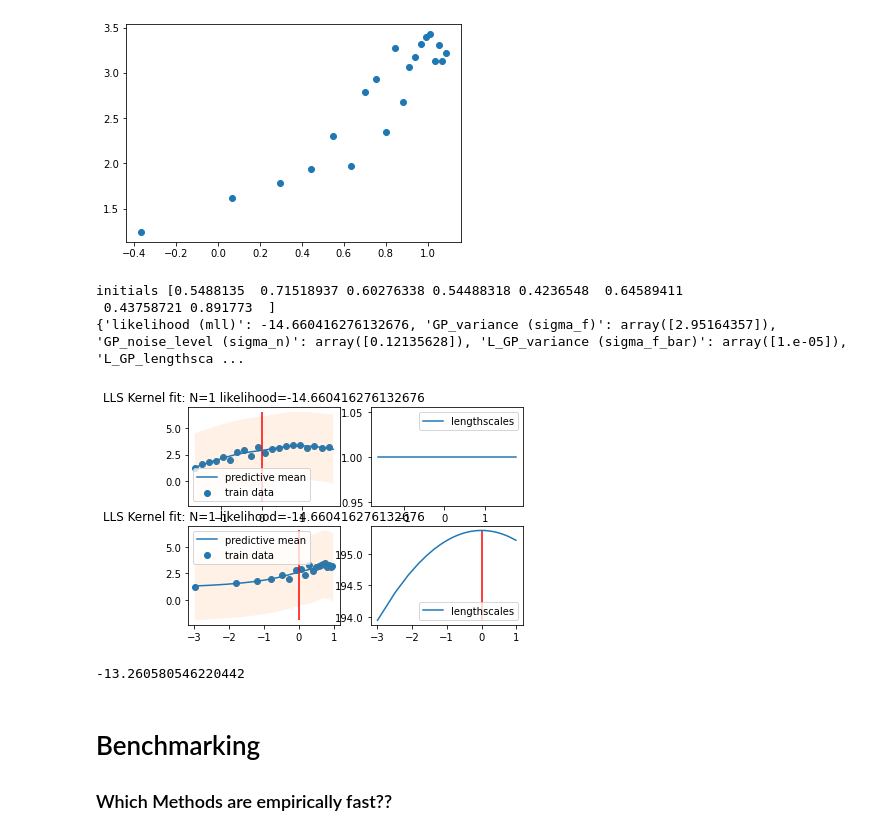
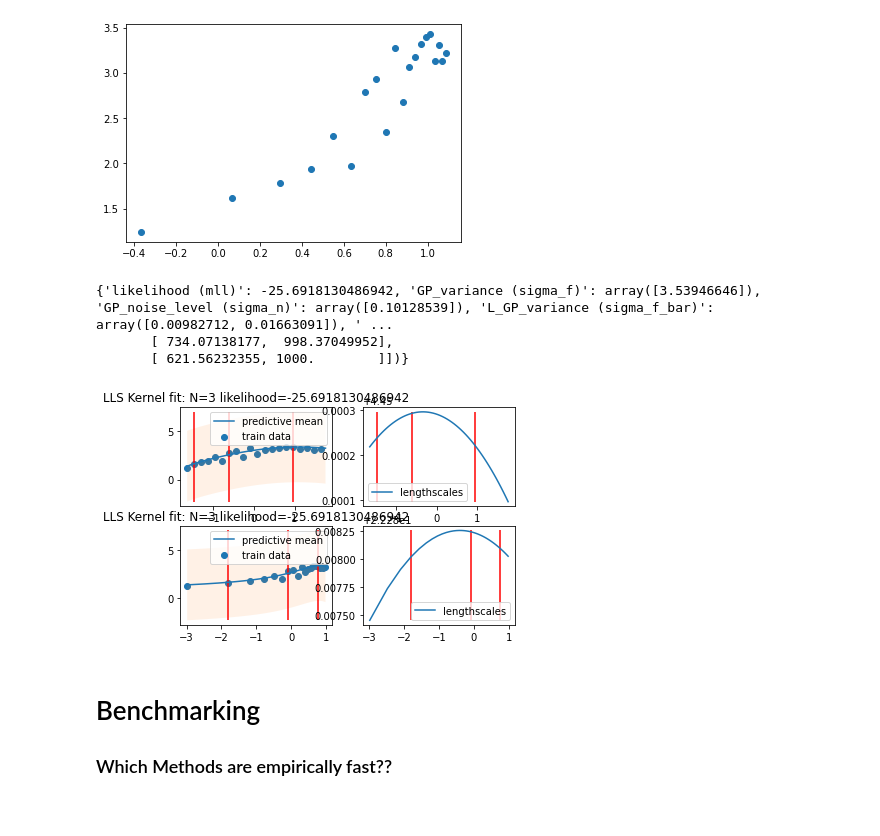
Before and after one commit to patel-zeel/snsgp-torch, a Jupyter notebook: dev/LLSModelEditor.ipynb, the cells around one changed output. Drawn from its saved outputs; the diff is of its cells as text; code cells hidden in the pictures.

Commit message:
Initial version ready

```diff
--- a/dev/LLSModelEditor.ipynb
+++ b/dev/LLSModelEditor.ipynb
@@ -321,7 +464,7 @@ def fit_predict_plot(title):
     scaler = StandardScaler()
     train_XX = scaler.fit_transform(train_X)
     test_XX = scaler.transform(test_X)
-    model.fit(train_XX, train_y)
+    model.fit(train_XX, train_y, n_restarts=1)
     pred_y, pred_cov = model.predict(test_XX, return_cov=True)
     pred_std = (pred_cov**0.5*2).squeeze()
     plt.scatter(train_XX, train_y, label='train data')
@@ -337,7 +480,7 @@ def fit_predict_plot(title):
     print(model.get_params())
     plt.legend()
 
-for N in [1,2,3,4,5,6]:
+for N in [1,2,3,4,5,6,1000]:
     model = LLS(1, N_l_bar=N, optimizer='scipy', seed=0)
     fit_predict_plot('LLS Kernel fit: N='+str(N))
 # %% [output]
@@ -392,37 +535,33 @@ shape of train_X= (20, 2) shape of train_y= (20, 1)
 # %%
 def fit_predict_plot(title):
     scaler = StandardScaler()
     train_XX = scaler.fit_transform(train_X)
     test_XX = scaler.transform(test_X)
     model.fit(train_XX, train_y)
     pred_y, pred_cov = model.predict(test_XX, return_cov=True)
     pred_std = (pred_cov**0.5*2).squeeze()
     pred_l = model.predict_lengthscales_(test_XX)
     fig, ax = plt.subplots(2,2)
     for fig_n in [0,1]:
         ax[fig_n,0].scatter(train_XX[:,fig_n], train_y, label='train data')
         ax[fig_n,0].plot(test_XX[:,fig_n], pred_y, label='predictive mean')
         ax[fig_n,0].fill_between(test_XX[:,fig_n].squeeze(), pred_y.squeeze()-pred_std, pred_y.squeeze()+pred_std, alpha=0.1)
         ax[fig_n,0].set_title(title+' likelihood='+str(model.params['likelihood (mll)']))
         ax[fig_n,0].vlines(model.X_bar[:,fig_n], min(pred_y.squeeze()-pred_std), max(pred_y.squeeze()+pred_std), color='r')
         ax[fig_n,0].legend()
         ax[fig_n,1].plot(test_XX[:,fig_n], pred_l[:,fig_n], label='lengthscales')
         ax[fig_n,1].vlines(model.X_bar[:,fig_n], pred_l[:,fig_n].min(), pred_l[:,fig_n].max(), color='r')
         ax[fig_n,1].legend()
     print(model.get_params())
 
-for N in [1]:
-    model = LLS(2, N_l_bar=N, optimizer='scipy')
+for N in [3]:
+    model = LLS(2, N_l_bar=N, optimizer='scipy', seed=0, bounds=(10**-3, 10**3))
     fit_predict_plot('LLS Kernel fit: N='+str(N))
 # %% [output]
-initials [0.5488135  0.71518937 0.60276338 0.54488318 0.4236548  0.64589411
- 0.43758721 0.891773  ]
-{'likelihood (mll)': -14.660416276132676, 'GP_variance (sigma_f)': array([2.95164357]), 'GP_noise_level (sigma_n)': array([0.12135628]), 'L_GP_variance (sigma_f_bar)': array([1.e-05]), 'L_GP_lengthsca ...
+{'likelihood (mll)': -25.6918130486942, 'GP_variance (sigma_f)': array([3.53946646]), 'GP_noise_level (sigma_n)': array([0.10128539]), 'L_GP_variance (sigma_f_bar)': array([0.00982712, 0.01663091]), ' ...
+       [ 734.07138177,  998.37049952],
+       [ 621.56232355, 1000.        ]])}
-[figure, old version]
+[figure, new version]
-# %%
-model.get_mll(sigma_f=np.array([5]))
-# %% [output]
--13.260580546220442
 # %% [markdown]
 # Benchmarking
 
```
Also changed, not shown: parts of 4 cells of this notebook, 3 other files.
